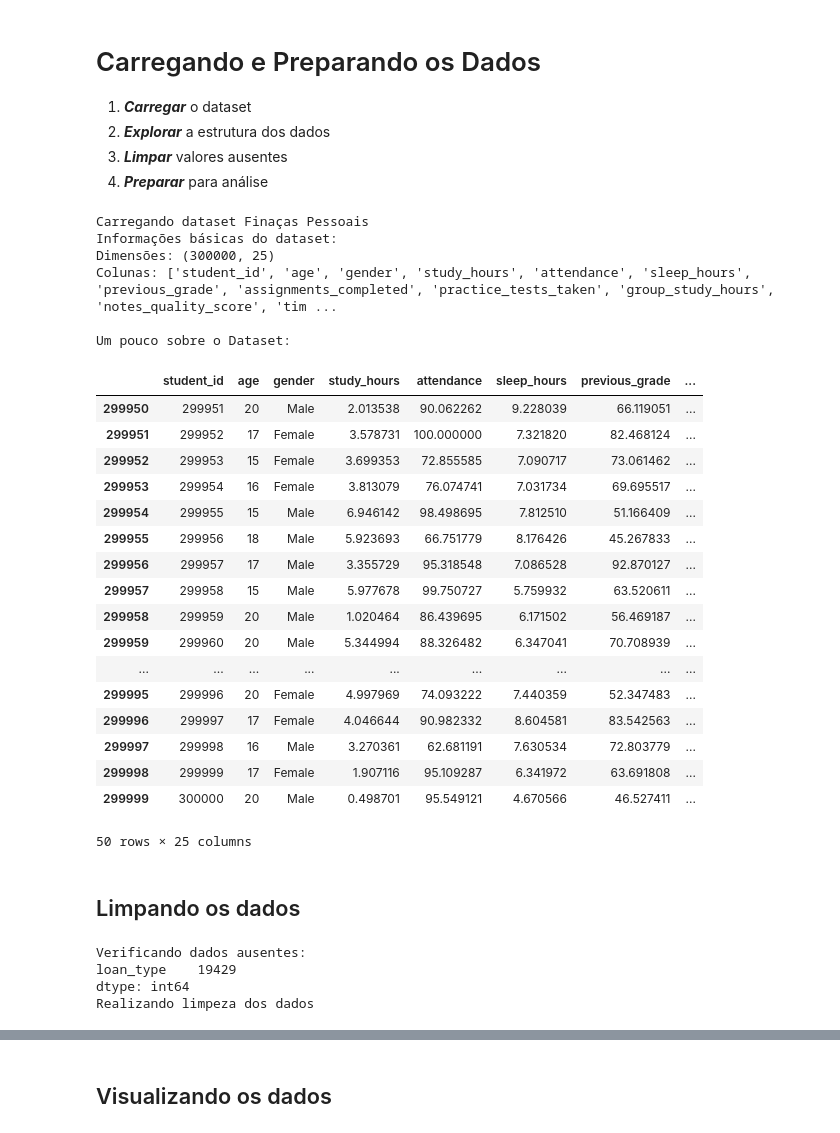
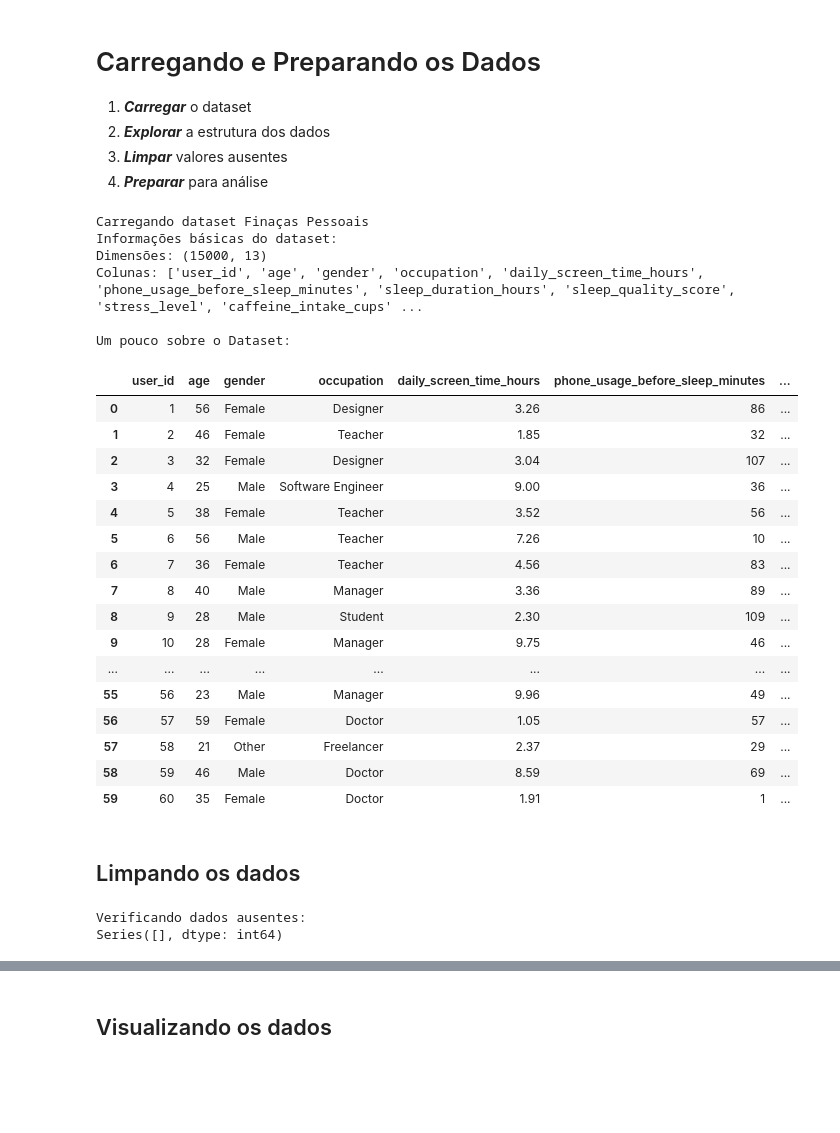
Before and after one commit to lucasalmo/lia1_2026_1, a Jupyter notebook: Entregas - Lucas Almeida Moreira/Exercício 1.ipynb, the cells around one changed output, grey strips where cells are left out. Saved outputs shown, nothing was run; the diff lists cells and outputs as text; code cells hidden in the pictures; blank space fills up the shorter version.

Commit message:
final dataset

```diff
--- a/Entregas - Lucas Almeida Moreira/Exercício 1.ipynb
+++ b/Entregas - Lucas Almeida Moreira/Exercício 1.ipynb
@@ -20,61 +23,51 @@
 # %%
 import pandas as pd
 import numpy as np
 import matplotlib.pyplot as plt
 import seaborn as sns
 
 print('Carregando dataset Finaças Pessoais')
-df = pd.read_csv('https://raw.githubusercontent.com/lucasalmo/lia1_2026_1/refs/heads/main/Entregas%20-%20Lucas%20Almeida%20Moreira/student_performance_prediction_dataset-2.csv')
+df = pd.read_csv('https://raw.githubusercontent.com/lucasalmo/lia1_2026_1/refs/heads/main/Entregas%20-%20Lucas%20Almeida%20Moreira/sleep_mobile_stress_dataset_15000.csv')
 
 print('Informações básicas do dataset:')
 print(f'Dimensões: {df.shape}')
 print(f'Colunas: {list(df.columns)}')
 
 print('\nUm pouco sobre o Dataset:')
-df.tail(50)
+df.head(60)
 # %% [output]
 Carregando dataset Finaças Pessoais
 Informações básicas do dataset:
-Dimensões: (300000, 25)
-Colunas: ['student_id', 'age', 'gender', 'study_hours', 'attendance', 'sleep_hours', 'previous_grade', 'assignments_completed', 'practice_tests_taken', 'group_study_hours', 'notes_quality_score', 'tim ...
+Dimensões: (15000, 13)
+Colunas: ['user_id', 'age', 'gender', 'occupation', 'daily_screen_time_hours', 'phone_usage_before_sleep_minutes', 'sleep_duration_hours', 'sleep_quality_score', 'stress_level', 'caffeine_intake_cups' ...
 
 Um pouco sobre o Dataset:
-|  | student_id | age | gender | study_hours | attendance | sleep_hours | previous_grade | ... |
-| 299950 | 299951 | 20 | Male | 2.013538 | 90.062262 | 9.228039 | 66.119051 | ... |
-| 299951 | 299952 | 17 | Female | 3.578731 | 100.000000 | 7.321820 | 82.468124 | ... |
-| 299952 | 299953 | 15 | Female | 3.699353 | 72.855585 | 7.090717 | 73.061462 | ... |
-| 299953 | 299954 | 16 | Female | 3.813079 | 76.074741 | 7.031734 | 69.695517 | ... |
-| 299954 | 299955 | 15 | Male | 6.946142 | 98.498695 | 7.812510 | 51.166409 | ... |
-| 299955 | 299956 | 18 | Male | 5.923693 | 66.751779 | 8.176426 | 45.267833 | ... |
-| 299956 | 299957 | 17 | Male | 3.355729 | 95.318548 | 7.086528 | 92.870127 | ... |
-| 299957 | 299958 | 15 | Male | 5.977678 | 99.750727 | 5.759932 | 63.520611 | ... |
-| 299958 | 299959 | 20 | Male | 1.020464 | 86.439695 | 6.171502 | 56.469187 | ... |
-| 299959 | 299960 | 20 | Male | 5.344994 | 88.326482 | 6.347041 | 70.708939 | ... |
-| ... | ... | ... | ... | ... | ... | ... | ... | ... |
-| 299995 | 299996 | 20 | Female | 4.997969 | 74.093222 | 7.440359 | 52.347483 | ... |
-| 299996 | 299997 | 17 | Female | 4.046644 | 90.982332 | 8.604581 | 83.542563 | ... |
-| 299997 | 299998 | 16 | Male | 3.270361 | 62.681191 | 7.630534 | 72.803779 | ... |
-| 299998 | 299999 | 17 | Female | 1.907116 | 95.109287 | 6.341972 | 63.691808 | ... |
-| 299999 | 300000 | 20 | Male | 0.498701 | 95.549121 | 4.670566 | 46.527411 | ... |
+|  | user_id | age | gender | occupation | daily_screen_time_hours | phone_usage_before_sleep_minutes | ... |
+| 0 | 1 | 56 | Female | Designer | 3.26 | 86 | ... |
+| 1 | 2 | 46 | Female | Teacher | 1.85 | 32 | ... |
+| 2 | 3 | 32 | Female | Designer | 3.04 | 107 | ... |
+| 3 | 4 | 25 | Male | Software Engineer | 9.00 | 36 | ... |
+| 4 | 5 | 38 | Female | Teacher | 3.52 | 56 | ... |
+| 5 | 6 | 56 | Male | Teacher | 7.26 | 10 | ... |
+| 6 | 7 | 36 | Female | Teacher | 4.56 | 83 | ... |
+| 7 | 8 | 40 | Male | Manager | 3.36 | 89 | ... |
+| 8 | 9 | 28 | Male | Student | 2.30 | 109 | ... |
+| 9 | 10 | 28 | Female | Manager | 9.75 | 46 | ... |
+| ... | ... | ... | ... | ... | ... | ... | ... |
+| 55 | 56 | 23 | Male | Manager | 9.96 | 49 | ... |
+| 56 | 57 | 59 | Female | Doctor | 1.05 | 57 | ... |
+| 57 | 58 | 21 | Other | Freelancer | 2.37 | 29 | ... |
+| 58 | 59 | 46 | Male | Doctor | 8.59 | 69 | ... |
+| 59 | 60 | 35 | Female | Doctor | 1.91 | 1 | ... |
-50 rows × 25 columns
 # %% [markdown]
 ## Limpando os dados
 # %%
 print('Verificando dados ausentes:')
 da = df.isnull().sum()
 print(da[da > 0])
-
-# Limpando os dados
-print('Realizando limpeza dos dados')
-
-# 1. Removendo coluna 'loan_type' pode ter muitos dados faltando
-if 'loan_type' in df.columns:
-    df = df.drop('loan_type', axis=1)
 # %% [output]
 Verificando dados ausentes:
-loan_type    19429
-dtype: int64
-Realizando limpeza dos dados
+Series([], dtype: int64)
 # %%
 # Limpando os dados
 df_limpo = df.copy()
```
Also changed, not shown: parts of 4 cells of this notebook, 3 other files.
